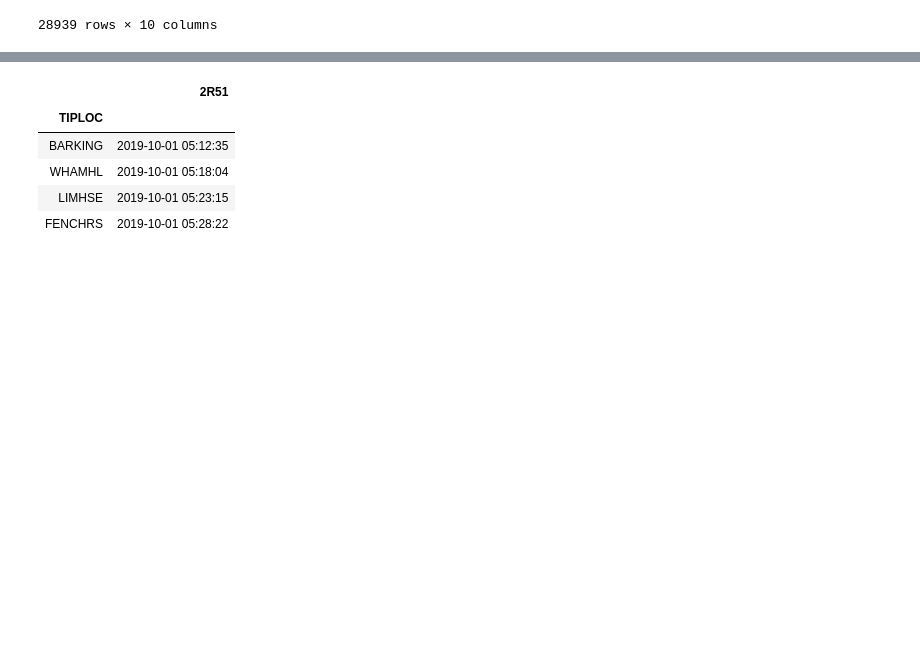
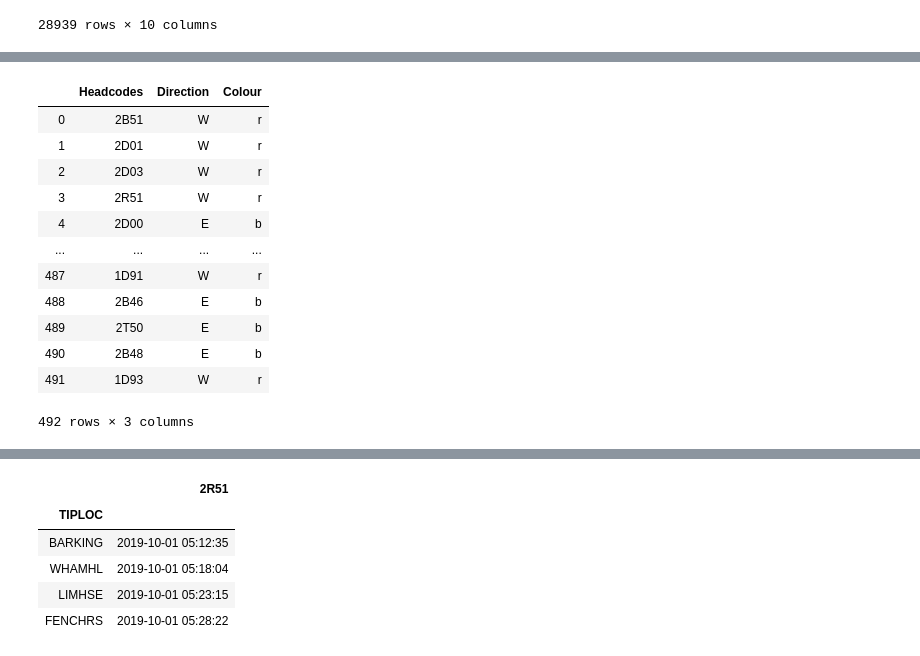
Before and after one commit to AndrewHilditch/Data-Cleaning, a Jupyter notebook: Documentation of knock-on delay.ipynb, the cells around one changed output, grey strips where cells are left out. Saved outputs shown, nothing was run; the diff lists cells and outputs as text; code cells hidden in the pictures; blank space fills up the shorter version.

```diff
--- a/Documentation of knock-on delay.ipynb
+++ b/Documentation of knock-on delay.ipynb
@@ -93,3 +77,29 @@ Train2.iloc[60:]
+# %%
+Direction=pd.DataFrame(columns=['Headcodes','Direction','Colour'])
+Direction['Headcodes']=Uniqueheadcodes
+for i in range(0,len(Uniqueheadcodes)):
+    Train=Df[Df['Headcode']==Uniqueheadcodes[i]].reset_index(drop=True)
+    if int(Train['From'][0][3])%2==0:
+        Direction.at[i,'Direction']='W'
+        Direction.at[i,'Colour']='r'
+    else:
+        Direction.at[i,'Direction']='E'
+        Direction.at[i,'Colour']='b'
+Direction
+# %% [output]
+|  | Headcodes | Direction | Colour |
+| 0 | 2B51 | W | r |
+| 1 | 2D01 | W | r |
+| 2 | 2D03 | W | r |
+| 3 | 2R51 | W | r |
+| 4 | 2D00 | E | b |
+| ... | ... | ... | ... |
+| 487 | 1D91 | W | r |
+| 488 | 2B46 | E | b |
+| 489 | 2T50 | E | b |
+| 490 | 2B48 | E | b |
+| 491 | 1D93 | W | r |
+492 rows × 3 columns
 # %%
 Train=Train[Train['TIPLOC']!='UR'].reset_index(drop=True)
 TIPLOCs=Train['TIPLOC'].unique()
```
Also changed, not shown: parts of 13 cells of this notebook.
